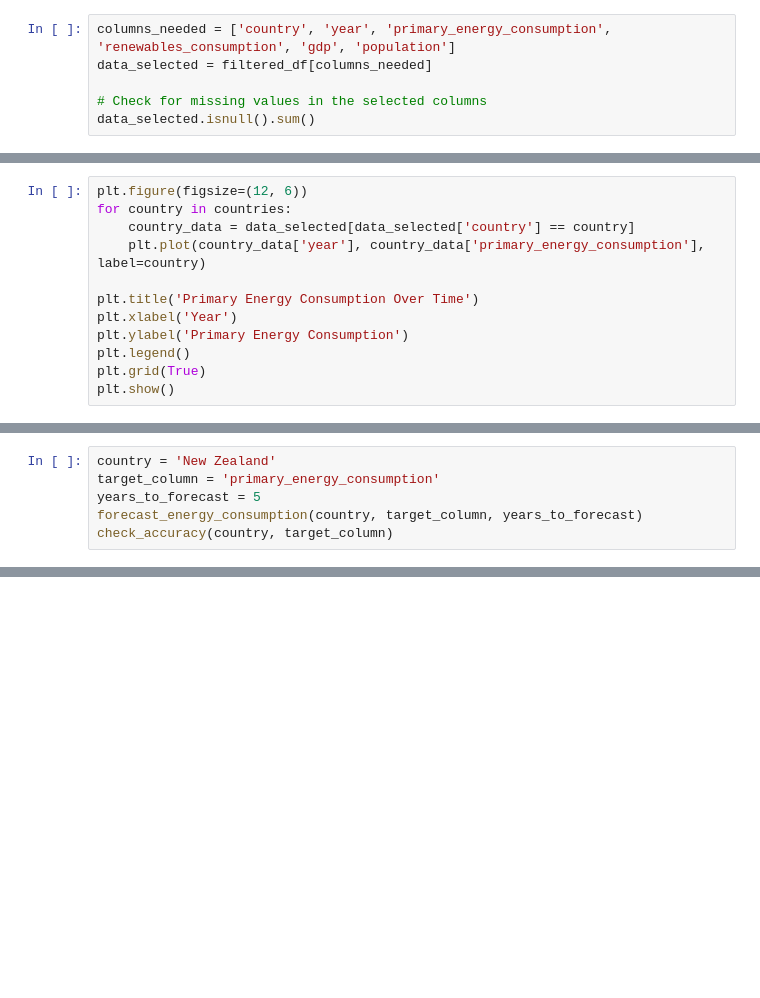
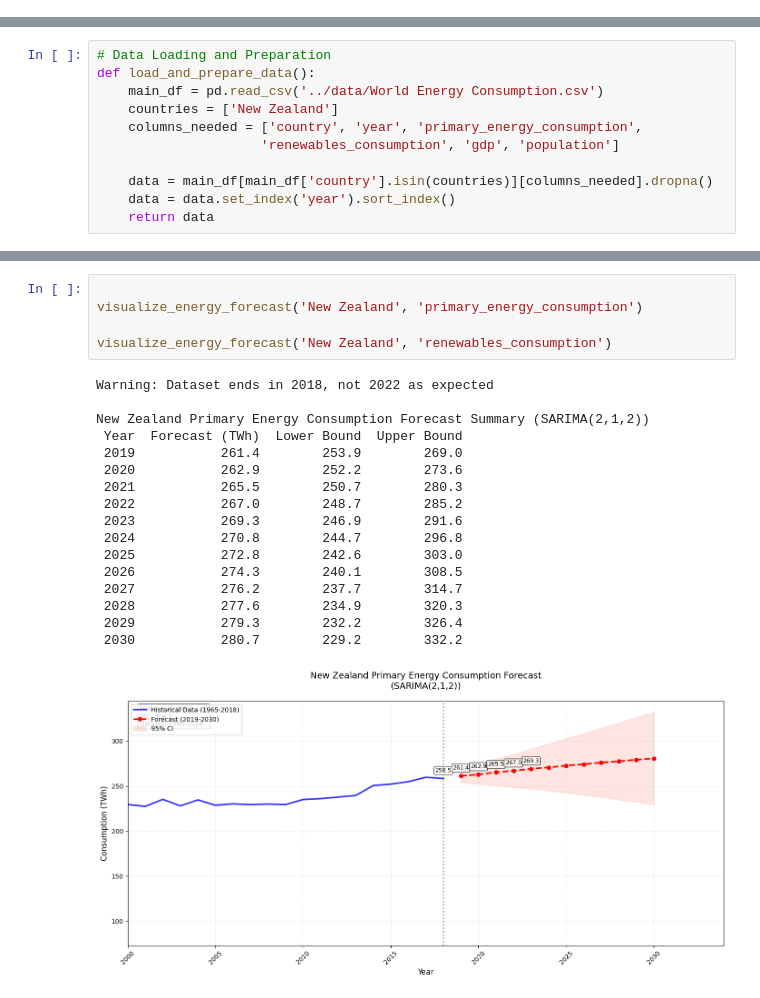
Before and after one commit to RandikaSilva/Energy-Demand-Analysis-Visualization, a Jupyter notebook: src/notebook/data_solution_time_series_consumption_forcasting.ipynb, the cells around one changed output, grey strips where cells are left out. Drawn from its saved outputs; the diff is of its cells as text; blank space fills up the shorter version.

```diff
--- a/src/notebook/data_solution_time_series_consumption_forcasting.ipynb
+++ b/src/notebook/data_solution_time_series_consumption_forcasting.ipynb
@@ -39,6 +10,0 @@ filtered_df
-# %%
-columns_needed = ['country', 'year', 'primary_energy_consumption', 'renewables_consumption', 'gdp', 'population']
-data_selected = filtered_df[columns_needed]
-
-# Check for missing values in the selected columns
-data_selected.isnull().sum()
@@ -65,12 +10,0 @@ dtype: int64
-# %%
-plt.figure(figsize=(12, 6))
-for country in countries:
-    country_data = data_selected[data_selected['country'] == country]
-    plt.plot(country_data['year'], country_data['primary_energy_consumption'], label=country)
-
-plt.title('Primary Energy Consumption Over Time')
-plt.xlabel('Year')
-plt.ylabel('Primary Energy Consumption')
-plt.legend()
-plt.grid(True)
-plt.show()
@@ -121,0 +11,11 @@ def forecast_energy_consumption(country, target_column, years_to_forecast=6):
+# %%
+# Data Loading and Preparation
+def load_and_prepare_data():
+    main_df = pd.read_csv('../data/World Energy Consumption.csv')
+    countries = ['New Zealand']
+    columns_needed = ['country', 'year', 'primary_energy_consumption',
+                     'renewables_consumption', 'gdp', 'population']
+
+    data = main_df[main_df['country'].isin(countries)][columns_needed].dropna()
+    data = data.set_index('year').sort_index()
+    return data
@@ -155,9 +191,3 @@ def check_accuracy(country, target_column):
     plt.legend()
     plt.grid(True)
     plt.show()
-# %%
-country = 'New Zealand'
-target_column = 'primary_energy_consumption'
-years_to_forecast = 5
-forecast_energy_consumption(country, target_column, years_to_forecast)
-check_accuracy(country, target_column)
@@ -254,0 +385,23 @@ Projected Energy Consumption in 2030:
+# %%
+
+visualize_energy_forecast('New Zealand', 'primary_energy_consumption')
+
+visualize_energy_forecast('New Zealand', 'renewables_consumption')
+# %% [output]
+Warning: Dataset ends in 2018, not 2022 as expected
+
+New Zealand Primary Energy Consumption Forecast Summary (SARIMA(2,1,2))
+ Year  Forecast (TWh)  Lower Bound  Upper Bound
+ 2019           261.4        253.9        269.0
+ 2020           262.9        252.2        273.6
+ 2021           265.5        250.7        280.3
+ 2022           267.0        248.7        285.2
+ 2023           269.3        246.9        291.6
+ 2024           270.8        244.7        296.8
+ 2025           272.8        242.6        303.0
+ 2026           274.3        240.1        308.5
+ 2027           276.2        237.7        314.7
+ 2028           277.6        234.9        320.3
+ 2029           279.3        232.2        326.4
+ 2030           280.7        229.2        332.2
+[figure, added]
```
Also changed, not shown: parts of 20 cells of this notebook, 4 other files.
